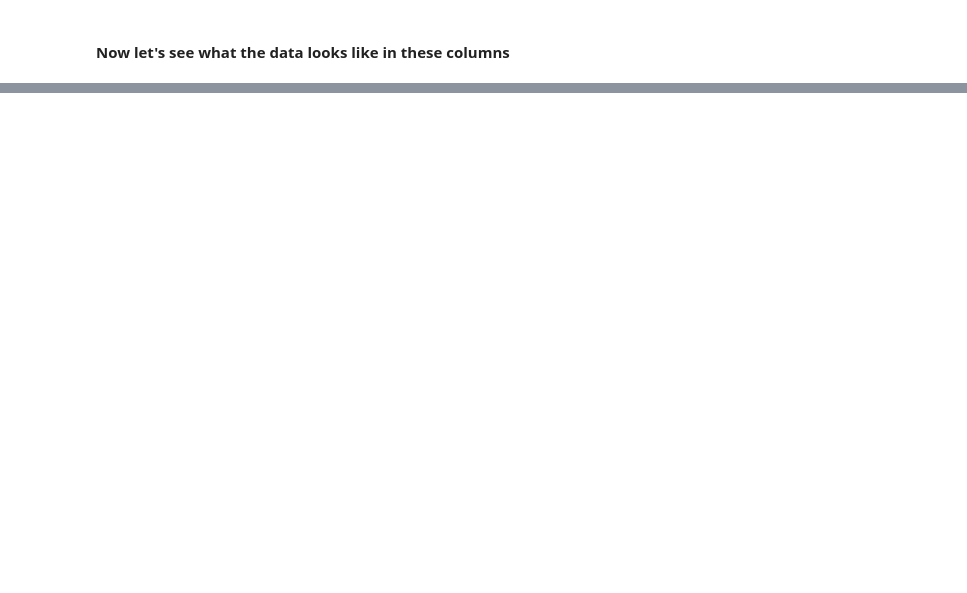
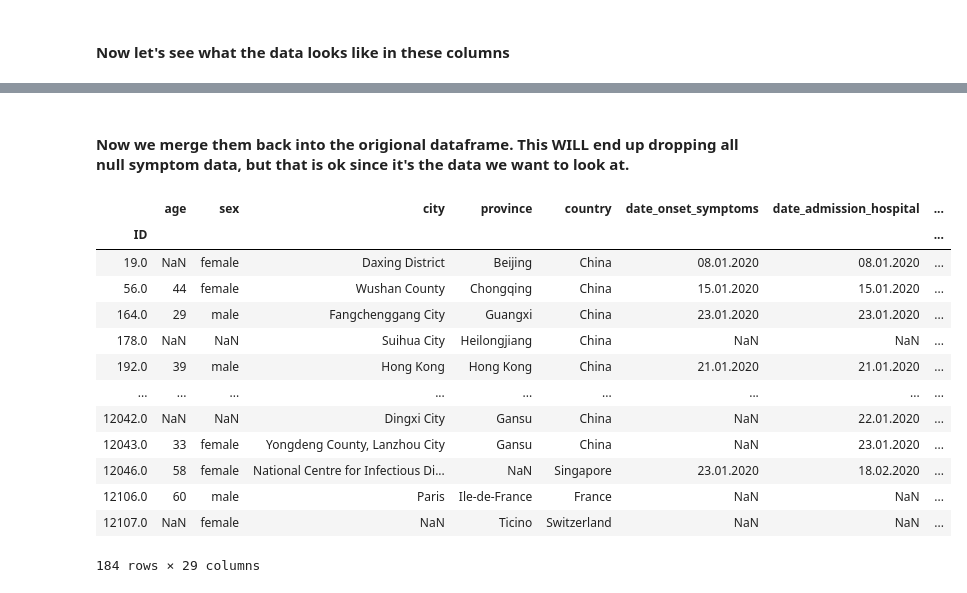
Before and after one commit to jdg021/320_Project, a Jupyter notebook: Project2.ipynb, the cells around one changed output, grey strips where cells are left out. Saved outputs shown, nothing was run; the diff lists cells and outputs as text; code cells hidden in the pictures; blank space fills up the shorter version.

```diff
--- a/Project2.ipynb
+++ b/Project2.ipynb
@@ -167,0 +300,5 @@ Name: symptoms, dtype: object
+# %%
+#Make a new dataframe with just expanded symptoms
+symptoms_person = df.explode("symptoms").drop_duplicates().set_index("ID")
+symptoms_person = pd.DataFrame(symptoms_person["symptoms"])
+symptoms_person.head(10)
@@ -167,0 +331,9 @@ Name: symptoms, dtype: object
+# %%
+#Make everything lowercase
+symptoms_person.symptoms = symptoms_person.symptoms.str.lower()
+
+#Consulted stack overflow for this part
+#https://stackoverflow.com/questions/39768547/replace-whole-string-if-it-contains-substring-in-pandas
+symptoms_person.symptoms = symptoms_person.symptoms.str.replace(r'(^.*fever.*$)', 'fever')
+
+symptoms_person.symptoms.unique()
@@ -167,0 +446,35 @@ Name: symptoms, dtype: object
+# %%
+symptoms_person.symptoms
+#extract categorical
+cat_symptoms = pd.Categorical(symptoms_person.symptoms)
+symptoms_person.symptoms = cat_symptoms
+# %% [markdown]
+#### Now we merge them back into the origional dataframe. This WILL end up dropping all null symptom data, but that is ok since it's the data we want to look at.
+# %%
+#Make this a one-hot encoded list
+symptoms_person = pd.get_dummies(data = symptoms_person).groupby('ID').sum()
+#Reset index for the dataframe
+df.index = df.ID
+df = df.drop(columns = ['ID'])
+# %%
+#Drop symptoms before we merge new ones in
+df = df.drop(columns = ['symptoms'], errors = "ignore")
+#df.merge(right = symptoms_person, right_on = 'ID', left_on = 'ID')
+
+df = pd.concat([df,symptoms_person], axis=1,join = 'inner' ,sort=False)
+df
+# %% [output]
+|  | age | sex | city | province | country | date_onset_symptoms | date_admission_hospital | ... |
+| ID |  |  |  |  |  |  |  | ... |
+| 19.0 | NaN | female | Daxing District | Beijing | China | 08.01.2020 | 08.01.2020 | ... |
+| 56.0 | 44 | female | Wushan County | Chongqing | China | 15.01.2020 | 15.01.2020 | ... |
+| 164.0 | 29 | male | Fangchenggang City | Guangxi | China | 23.01.2020 | 23.01.2020 | ... |
+| 178.0 | NaN | NaN | Suihua City | Heilongjiang | China | NaN | NaN | ... |
+| 192.0 | 39 | male | Hong Kong | Hong Kong | China | 21.01.2020 | 21.01.2020 | ... |
+| ... | ... | ... | ... | ... | ... | ... | ... | ... |
+| 12042.0 | NaN | NaN | Dingxi City | Gansu | China | NaN | 22.01.2020 | ... |
+| 12043.0 | 33 | female | Yongdeng County, Lanzhou City | Gansu | China | NaN | 23.01.2020 | ... |
+| 12046.0 | 58 | female | National Centre for Infectious Di... | NaN | Singapore | 23.01.2020 | 18.02.2020 | ... |
+| 12106.0 | 60 | male | Paris | Ile-de-France | France | NaN | NaN | ... |
+| 12107.0 | NaN | female | NaN | Ticino | Switzerland | NaN | NaN | ... |
+184 rows × 29 columns
```
Also changed, not shown: parts of 76 cells of this notebook.
